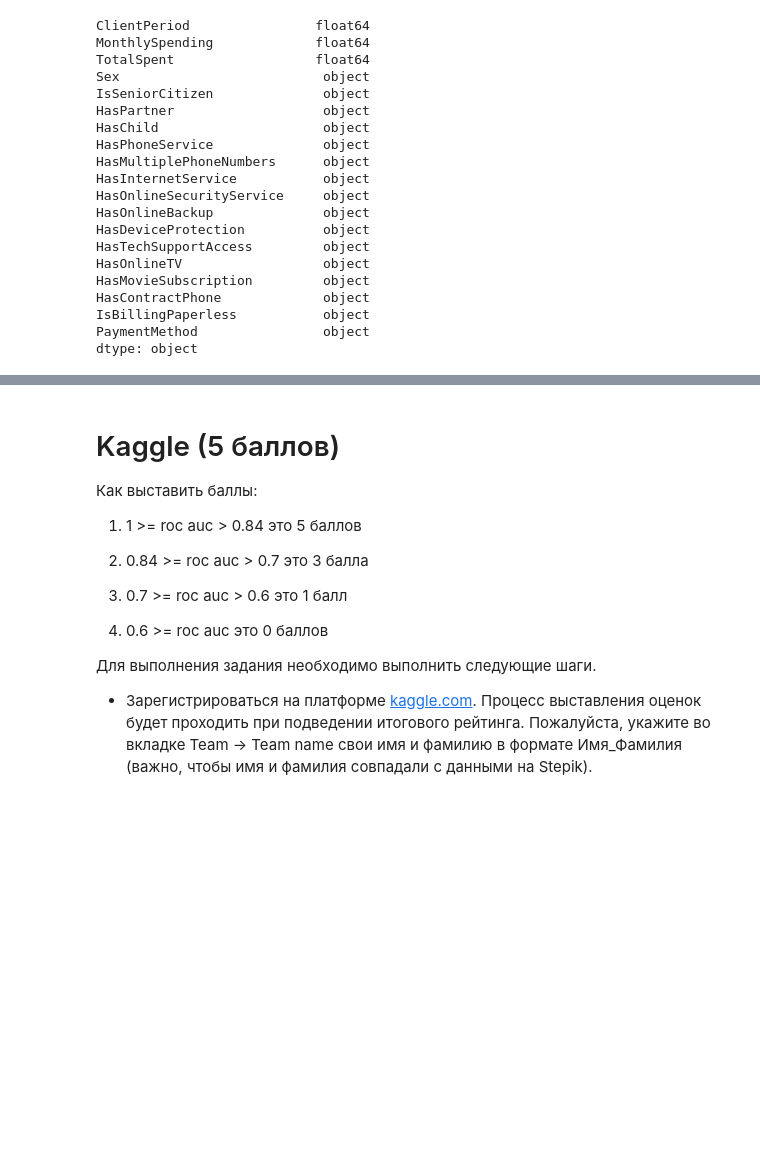
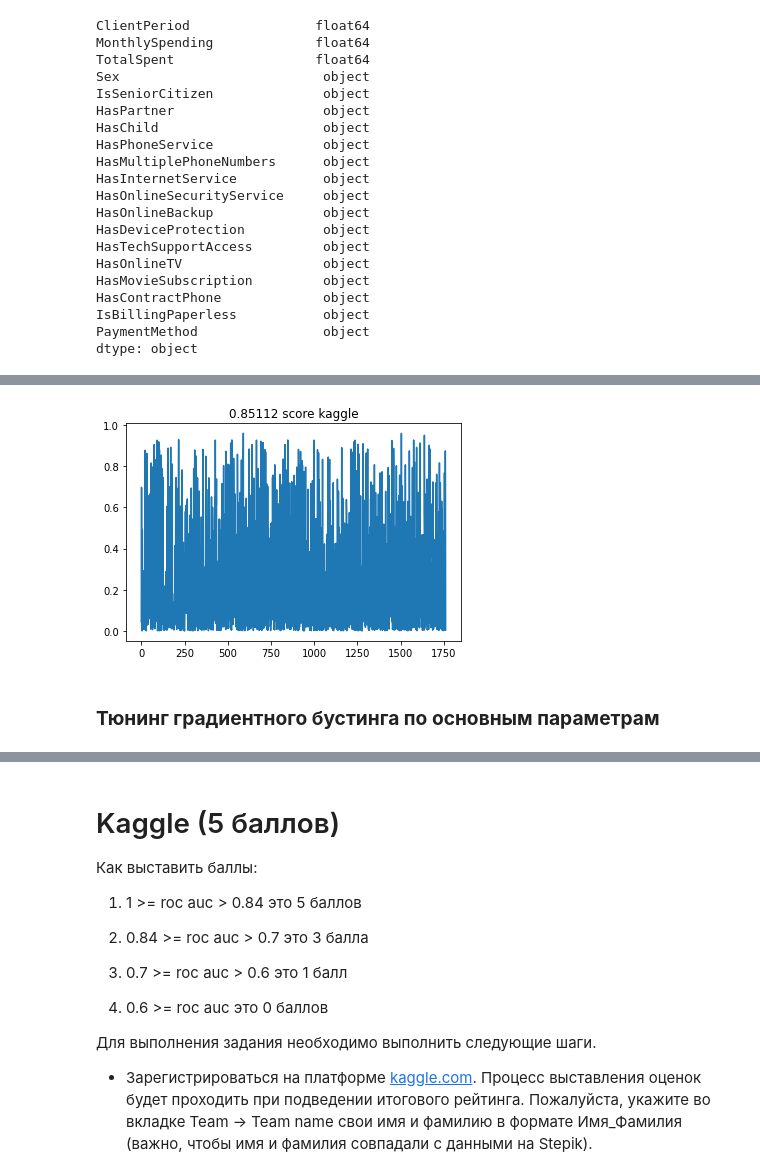
Before and after one commit to superAIyah/DL_MIPT, a Jupyter notebook: 3_Compositions_of_algo/hw/baseline.ipynb, the cells around one changed output, grey strips where cells are left out. Cells and saved outputs as stored; diff of their text form; code cells hidden in the pictures; blank space fills up the shorter version.

```diff
--- a/3_Compositions_of_algo/hw/baseline.ipynb
+++ b/3_Compositions_of_algo/hw/baseline.ipynb
@@ -782 +777,10 @@ SyntaxError: ignored
+# %%
+X_test = pd.read_csv("./test.csv")
+y_test_predicted = boosting_model.predict_proba(X_test)[:, 1]
+plt.title("0.85112 score kaggle")
+plt.plot(np.arange(len(y_test_predicted)), y_test_predicted);
+# %% [output]
+[figure, added]
+# %% [markdown]
+### **Тюнинг градиентного бустинга по основным параметрам**
 # %%
```
Also changed, not shown: parts of 33 cells of this notebook, 1 other file.
